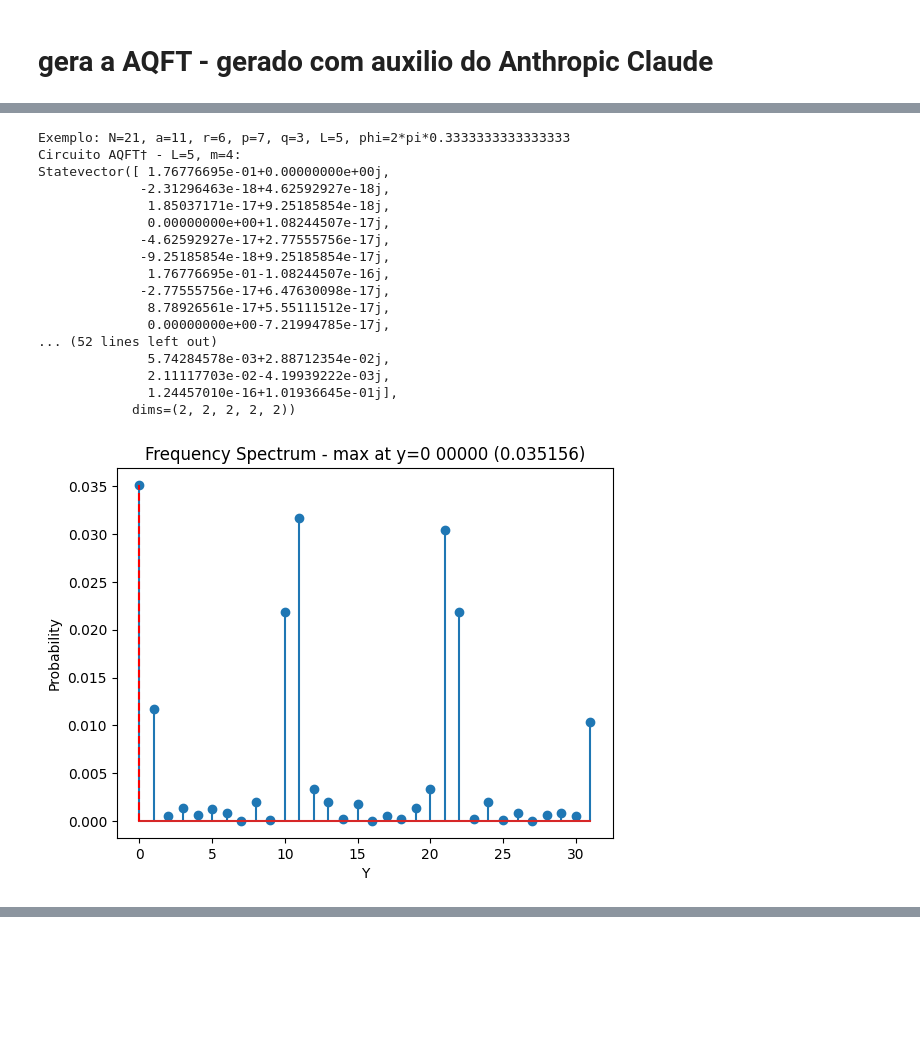
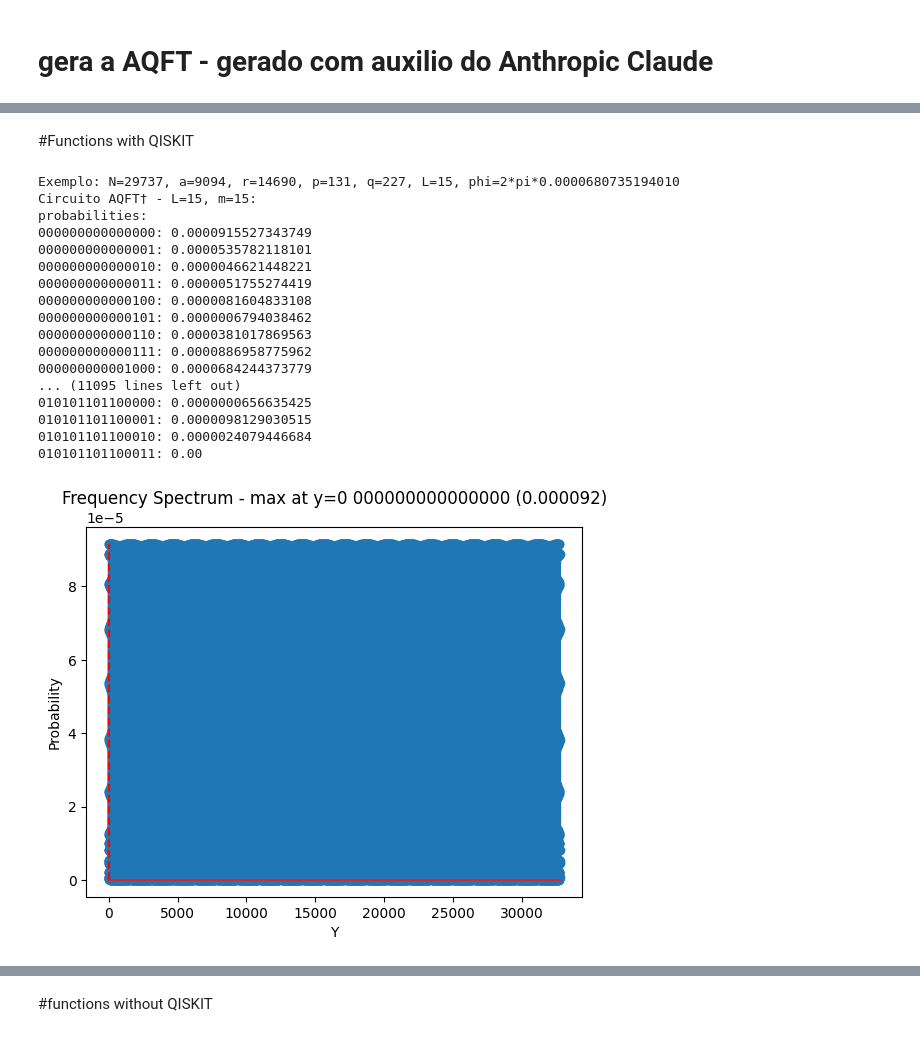
Before and after one commit to edunasci/quantum, a Jupyter notebook: aqft/aqft.ipynb, the cells around one changed output, grey strips where cells are left out. Cells and saved outputs as stored; diff of their text form; code cells hidden in the pictures; blank space fills up the shorter version.

```diff
--- a/aqft/aqft.ipynb
+++ b/aqft/aqft.ipynb
@@ -139,3 +196,5 @@ N=525323, a=235635, r=130962, p=599, q=877
+# %% [markdown]
+#Functions with QISKIT
 # %%
 def aqft_dagger(L: int, m: int) -> QuantumCircuit:
     """
@@ -143,6 +202,7 @@ def aqft_dagger(L: int, m: int) -> QuantumCircuit:
     Mantém apenas rotações controladas até distância m.
     Para m >= L, coincide com a IQFT usual (sem swaps explícitos, mas com
     correção de bit-reversal na leitura).
+    ### Original function using QISKIT
     """
     qc = QuantumCircuit(L, name=f"AQFT†(L={L},m={m})")
     # Implementação padrão da IQFT sem swaps finais
@@ -155,6 +215,9 @@ def aqft_dagger(L: int, m: int) -> QuantumCircuit:
         qc.h(j)
     return qc
 
+def normalize(psi):
+    norm = mp.sqrt(sum(abs(a)**2 for a in psi))
+    return [a / norm for a in psi]
 
 def define_initial_state_for_order(r: int, L: int ) -> Statevector:
     """
@@ -162,12 +225,12 @@ def define_initial_state_for_order(r: int, L: int ) -> Statevector:
     (1/sqrt(2^L)) sum_x exp(2πi phi x) |x>
     """
     M = 2 ** L
-    #r=M//r
     amps = np.zeros(M, dtype=complex)
     for i in range(r):
         phi = i/r
         amps += np.exp(2j * np.pi * phi * np.arange(M)) / np.sqrt(M)
-    amps /= r  # Normaliza o vetor de estado
+    amps = normalize(amps)
+    #amps /= r  # Normaliza o vetor de estado
     #phi = 1/r
     #amps += np.exp(2j * np.pi * phi * np.arange(M)) / np.sqrt(M)
     return Statevector(amps)
@@ -190,62 +253,70 @@ def bit_reverse(x: int, nbits: int) -> int:
 
 def aqft_example(N, a, r, p, q):
     L = int(math.log2(N))+1
-    phi = ((r-4)/r)
+    phi = ((1)/r)
 
     # gera AQFT† para diferentes m
     print(f"Exemplo: N={N}, a={a}, r={r}, p={p}, q={q}, L={L}, phi=2*pi*{phi:.16f}")
-    for m in [L-1,3]:
+    for m in [L,5]:
         qc = aqft_dagger(L, m)
         print (f'Circuito AQFT† - L={L}, m={m}:')
         fig = qc.draw('mpl')
         fig.suptitle(f'AQFT† - L={L}, m={m}', fontsize=16)
         fig.savefig(f'img/aqft_dagger_L_{L}_m_{m}.png')
 
         #sv_initial = define_initial_state_for_phase_estimation(phi, L)
         sv_initial = define_initial_state_for_order(r, L)
-        print(f'{sv_initial}')
+        #print(f'{sv_initial}')
 
         sv_final = sv_initial.evolve(qc)
-        print(f'{sv_final}')
+        #print(f'{sv_final}')
 
         probs = sv_final.probabilities()
+        print("probabilities:")
+        for i, p in enumerate(probs):
+            #print(i, p)
+            print(f'{i:0{L}b}: {p:.16f}')
+        print(f'total probability: {sum(probs):.16f} ')
+        print(f'')
+
+
         reordered_probs = np.zeros_like(probs)
         for y, p in enumerate(probs):
             reordered_probs[bit_reverse(y, L)] = p
 
         ys = np.arange(len(probs))
         peak_y = np.argmax(probs)
         peak_value = np.max(probs)
 
         plt.figure()
         plt.stem(ys, probs)
         plt.xlabel("Y")
         plt.ylabel("Probability")
         plt.title(f"Frequency Spectrum - max at y={peak_y} {peak_y:0{L}b} ({peak_value:.6f})")
         plt.vlines(peak_y, 0, peak_value,colors='r', linestyles='dashed', label='Peak')
         plt.show()
 
     return
 
 #aqft_example(N=15, a=8, r=4, p=3, q=5)
-aqft_example(N=21, a=11, r=6, p=7, q=3)
-#aqft_example(N=34717, a=29699, r=8584, p=149, q=233)
+#aqft_example(N=21, a=11, r=6, p=7, q=3)
+aqft_example(N=29737, a=9094, r=14690, p=131, q=227)
 # %% [output]
-Exemplo: N=21, a=11, r=6, p=7, q=3, L=5, phi=2*pi*0.3333333333333333
-Circuito AQFT† - L=5, m=4:
-Statevector([ 1.76776695e-01+0.00000000e+00j,
-             -2.31296463e-18+4.62592927e-18j,
-              1.85037171e-17+9.25185854e-18j,
-              0.00000000e+00+1.08244507e-17j,
-             -4.62592927e-17+2.77555756e-17j,
-             -9.25185854e-18+9.25185854e-17j,
-              1.76776695e-01-1.08244507e-16j,
-             -2.77555756e-17+6.47630098e-17j,
-              8.78926561e-17+5.55111512e-17j,
-              0.00000000e+00-7.21994785e-17j,
-... (52 lines left out)
-              5.74284578e-03+2.88712354e-02j,
-              2.11117703e-02-4.19939222e-03j,
-              1.24457010e-16+1.01936645e-01j],
-            dims=(2, 2, 2, 2, 2))
+Exemplo: N=29737, a=9094, r=14690, p=131, q=227, L=15, phi=2*pi*0.0000680735194010
+Circuito AQFT† - L=15, m=15:
+probabilities:
+000000000000000: 0.0000915527343749
+000000000000001: 0.0000535782118101
+000000000000010: 0.0000046621448221
+000000000000011: 0.0000051755274419
+000000000000100: 0.0000081604833108
+000000000000101: 0.0000006794038462
+000000000000110: 0.0000381017869563
+000000000000111: 0.0000886958775962
+000000000001000: 0.0000684244373779
+... (11095 lines left out)
+010101101100000: 0.0000000656635425
+010101101100001: 0.0000098129030515
+010101101100010: 0.0000024079446684
+010101101100011: 0.00
-[figure, old version]
+[figure, new version]
@@ -269,0 +341,2 @@ Statevector([ 1.76776695e-01+0.00000000e+00j,
+# %% [markdown]
+#functions without QISKIT
```
Also changed, not shown: parts of 5 cells of this notebook, 3 other files.
